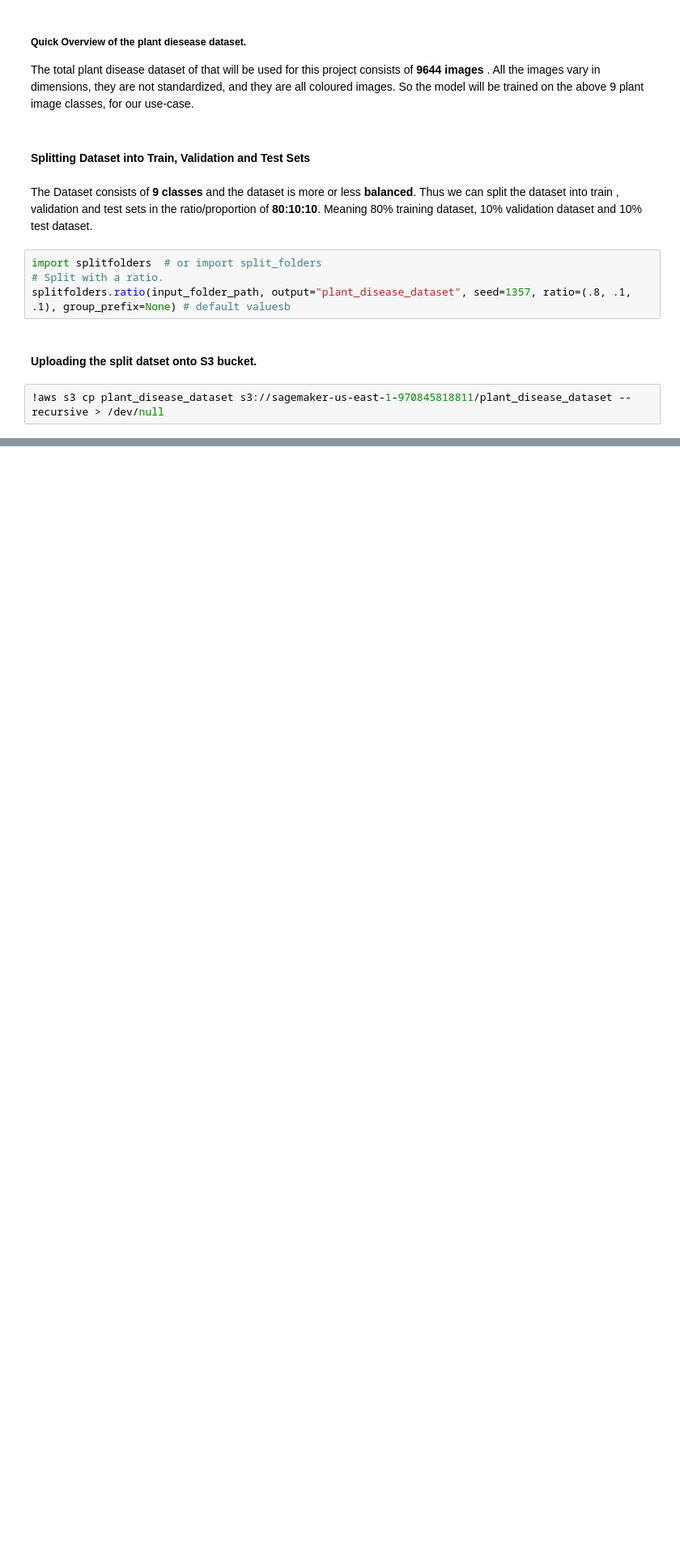
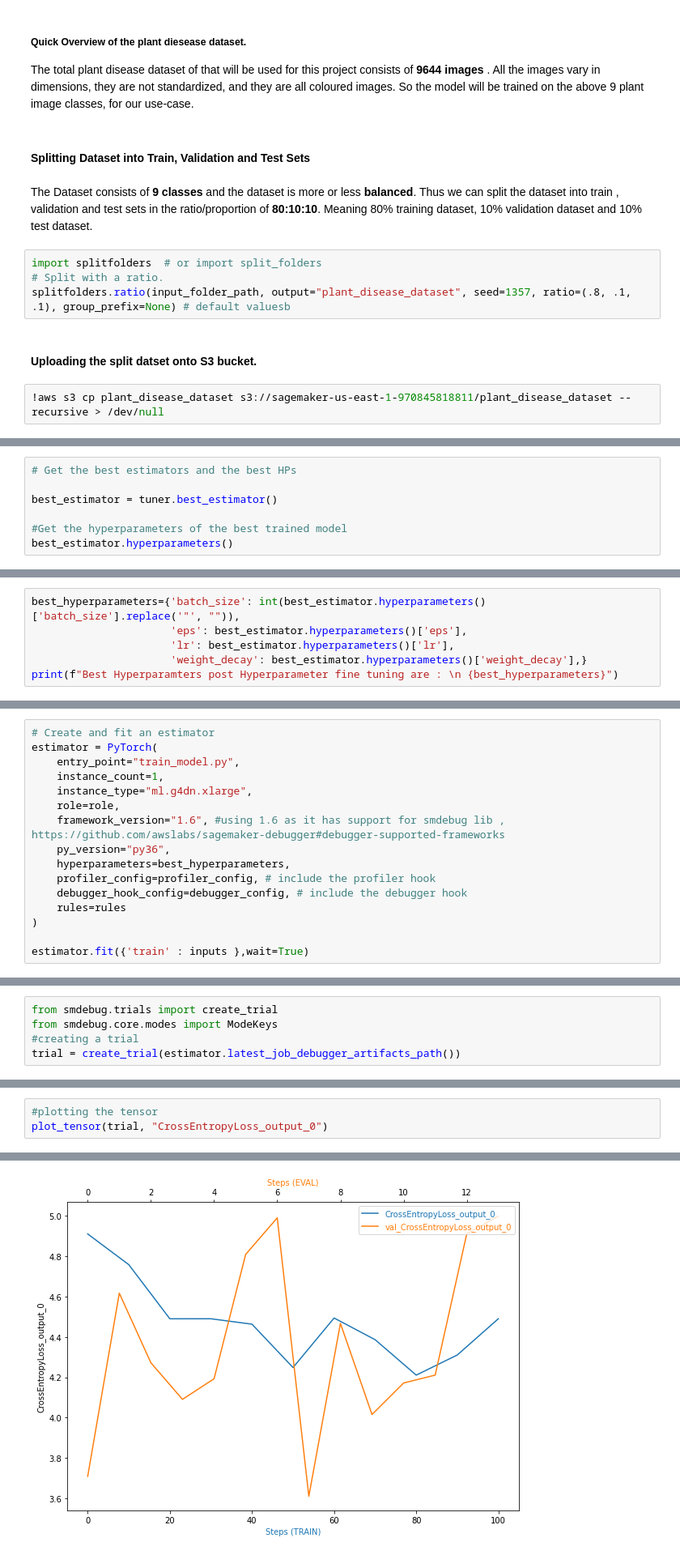
Before and after one commit to Prafull-parmar/AWS-MLE-Capstone-project, a Jupyter notebook: capstone_project.ipynb, the cells around one changed output, grey strips where cells are left out. Shown at 81% size. Cells and saved outputs as stored; diff of their text form; blank space fills up the shorter version.

```diff
--- a/capstone_project.ipynb
+++ b/capstone_project.ipynb
@@ -72,0 +197,7 @@ splitfolders.ratio(input_folder_path, output="plant_disease_dataset", seed=1357,
+# %%
+# Get the best estimators and the best HPs
+
+best_estimator = tuner.best_estimator()
+
+#Get the hyperparameters of the best trained model
+best_estimator.hyperparameters()
@@ -72,0 +222,6 @@ splitfolders.ratio(input_folder_path, output="plant_disease_dataset", seed=1357,
+# %%
+best_hyperparameters={'batch_size': int(best_estimator.hyperparameters()['batch_size'].replace('"', "")),
+                      'eps': best_estimator.hyperparameters()['eps'],
+                      'lr': best_estimator.hyperparameters()['lr'],
+                      'weight_decay': best_estimator.hyperparameters()['weight_decay'],}
+print(f"Best Hyperparamters post Hyperparameter fine tuning are : \n {best_hyperparameters}")
@@ -72,0 +265,16 @@ splitfolders.ratio(input_folder_path, output="plant_disease_dataset", seed=1357,
+# %%
+# Create and fit an estimator
+estimator = PyTorch(
+    entry_point="train_model.py",
+    instance_count=1,
+    instance_type="ml.g4dn.xlarge",
+    role=role,
+    framework_version="1.6", #using 1.6 as it has support for smdebug lib , https://github.com/awslabs/sagemaker-debugger#debugger-supported-frameworks
+    py_version="py36",
+    hyperparameters=best_hyperparameters,
+    profiler_config=profiler_config, # include the profiler hook
+    debugger_hook_config=debugger_config, # include the debugger hook
+    rules=rules
+)
+
+estimator.fit({'train' : inputs },wait=True)
@@ -72,0 +290,5 @@ splitfolders.ratio(input_folder_path, output="plant_disease_dataset", seed=1357,
+# %%
+from smdebug.trials import create_trial
+from smdebug.core.modes import ModeKeys
+#creating a trial
+trial = create_trial(estimator.latest_job_debugger_artifacts_path())
@@ -72,0 +373,4 @@ splitfolders.ratio(input_folder_path, output="plant_disease_dataset", seed=1357,
+# %%
+#plotting the tensor
+plot_tensor(trial, "CrossEntropyLoss_output_0")
+# %% [output]
@@ -72,0 +381 @@ splitfolders.ratio(input_folder_path, output="plant_disease_dataset", seed=1357,
+[figure, added]
```
Also changed, not shown: parts of 40 cells of this notebook.
